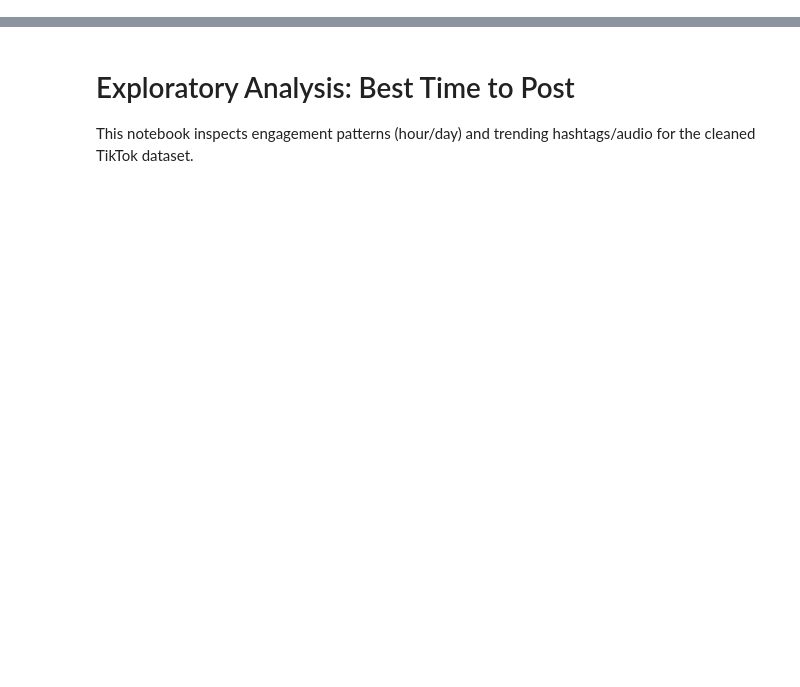
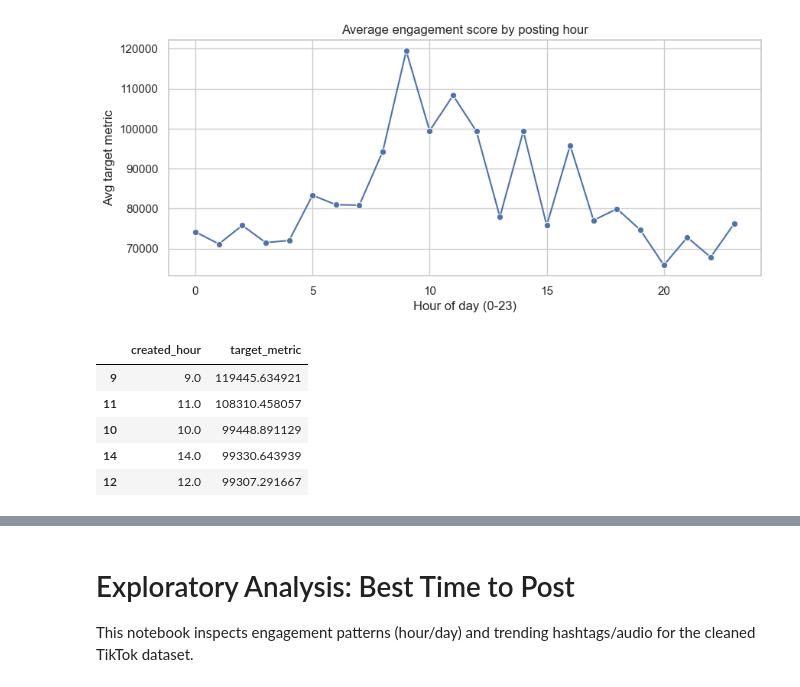
Before and after one commit to lander-geronimo/peak-content, a Jupyter notebook: notebooks/eda_best_time.ipynb, the cells around one changed output, grey strips where cells are left out. Cells and saved outputs as stored; diff of their text form; code cells hidden in the pictures; blank space fills up the shorter version.

Commit message:
data analysis through notebooks

```diff
--- a/notebooks/eda_best_time.ipynb
+++ b/notebooks/eda_best_time.ipynb
@@ -0,0 +15,14 @@
+# %%
+FEATURE_PATH = Path("data/features/training_set.parquet")
+PROCESSED_PATH = Path("data/processed/posts.parquet")
+TREND_PATH = Path("reports/trend_metrics.json")
+
+features = pd.read_parquet(FEATURE_PATH)
+processed = pd.read_parquet(PROCESSED_PATH)
+with TREND_PATH.open() as handle:
+    trend_metrics = json.load(handle)
+
+print(f"Features shape: {features.shape}")
+print(f"Processed shape: {processed.shape}")
+print(f"Trend metrics keys: {list(trend_metrics.keys())[:6]} ...")
+features.head()
@@ -0,0 +40,10 @@
+# %%
+from pathlib import Path
+import json
+
+import pandas as pd
+import seaborn as sns
+import matplotlib.pyplot as plt
+
+sns.set_theme(style="whitegrid")
+plt.rcParams["figure.figsize"] = (10, 4)
@@ -0,0 +54,20 @@
+# %%
+hourly_perf = (
+    features.groupby("created_hour")["target_metric"].mean().reset_index()
+)
+fig, ax = plt.subplots()
+sns.lineplot(data=hourly_perf, x="created_hour", y="target_metric", marker="o", ax=ax)
+ax.set_title("Average engagement score by posting hour")
+ax.set_xlabel("Hour of day (0-23)")
+ax.set_ylabel("Avg target metric")
+plt.show()
+
+hourly_perf.sort_values("target_metric", ascending=False).head()
+# %% [output]
+[figure, added]
+|  | created_hour | target_metric |
+| 9 | 9.0 | 119445.634921 |
+| 11 | 11.0 | 108310.458057 |
+| 10 | 10.0 | 99448.891129 |
+| 14 | 14.0 | 99330.643939 |
+| 12 | 12.0 | 99307.291667 |
```
Also changed, not shown: parts of 16 cells of this notebook, 3 other files.
